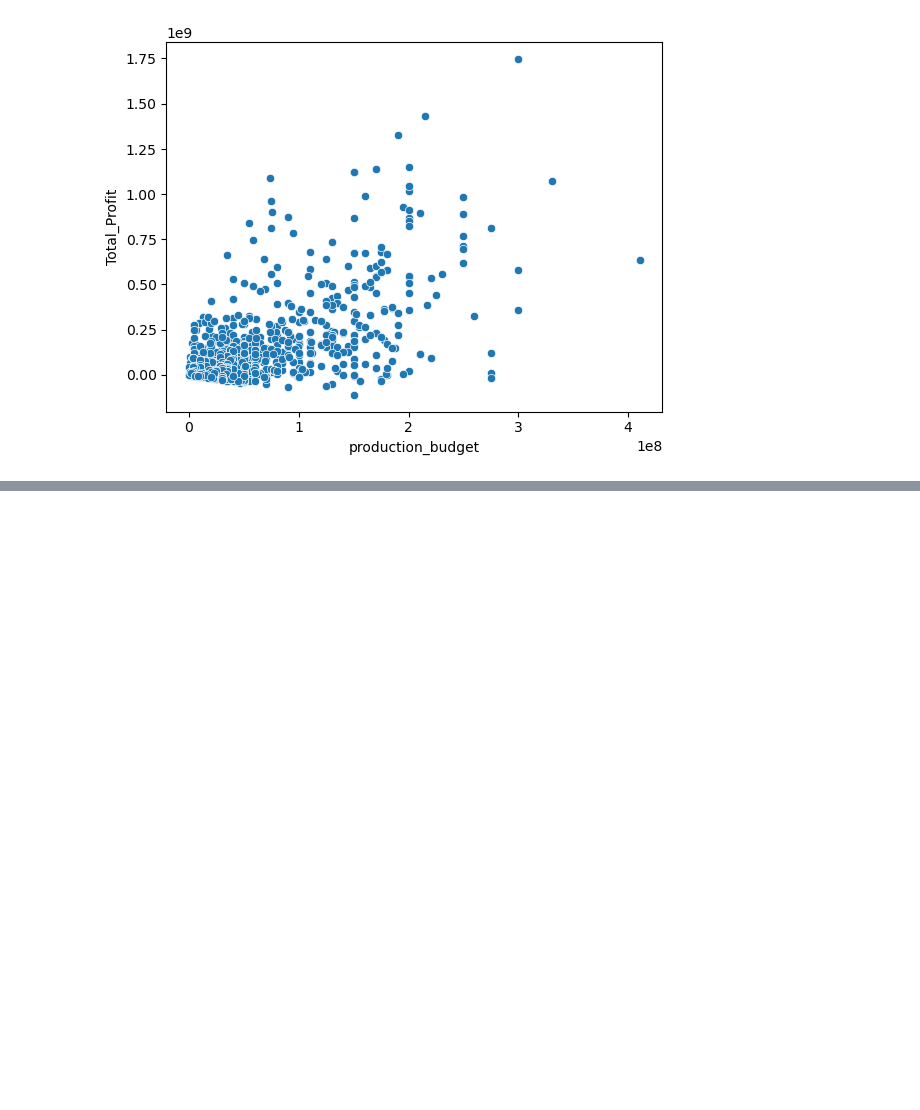
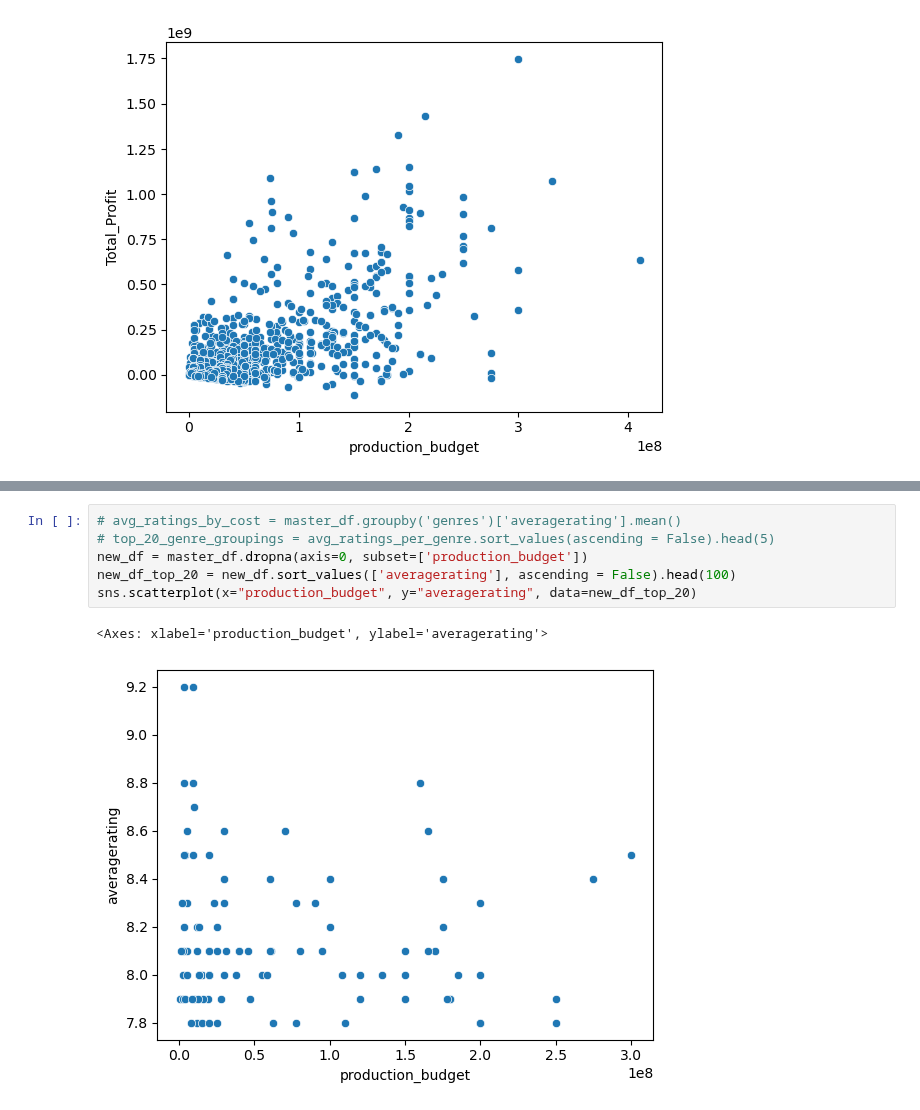
Before and after one commit to jacrivera/AI-Academy-Semester-1-Capstone-Group-5, a Jupyter notebook: Final-Workbook.ipynb, the cells around one changed output, grey strips where cells are left out. Saved outputs shown, nothing was run; the diff lists cells and outputs as text; blank space fills up the shorter version.

```diff
--- a/Final-Workbook.ipynb
+++ b/Final-Workbook.ipynb
@@ -296,0 +312,9 @@ data=master_df);
+# %%
+# avg_ratings_by_cost = master_df.groupby('genres')['averagerating'].mean()
+# top_20_genre_groupings = avg_ratings_per_genre.sort_values(ascending = False).head(5)
+new_df = master_df.dropna(axis=0, subset=['production_budget'])
+new_df_top_20 = new_df.sort_values(['averagerating'], ascending = False).head(100)
+sns.scatterplot(x="production_budget", y="averagerating", data=new_df_top_20)
+# %% [output]
+<Axes: xlabel='production_budget', ylabel='averagerating'>
+[figure, added]
```
Also changed, not shown: parts of 8 cells of this notebook.
